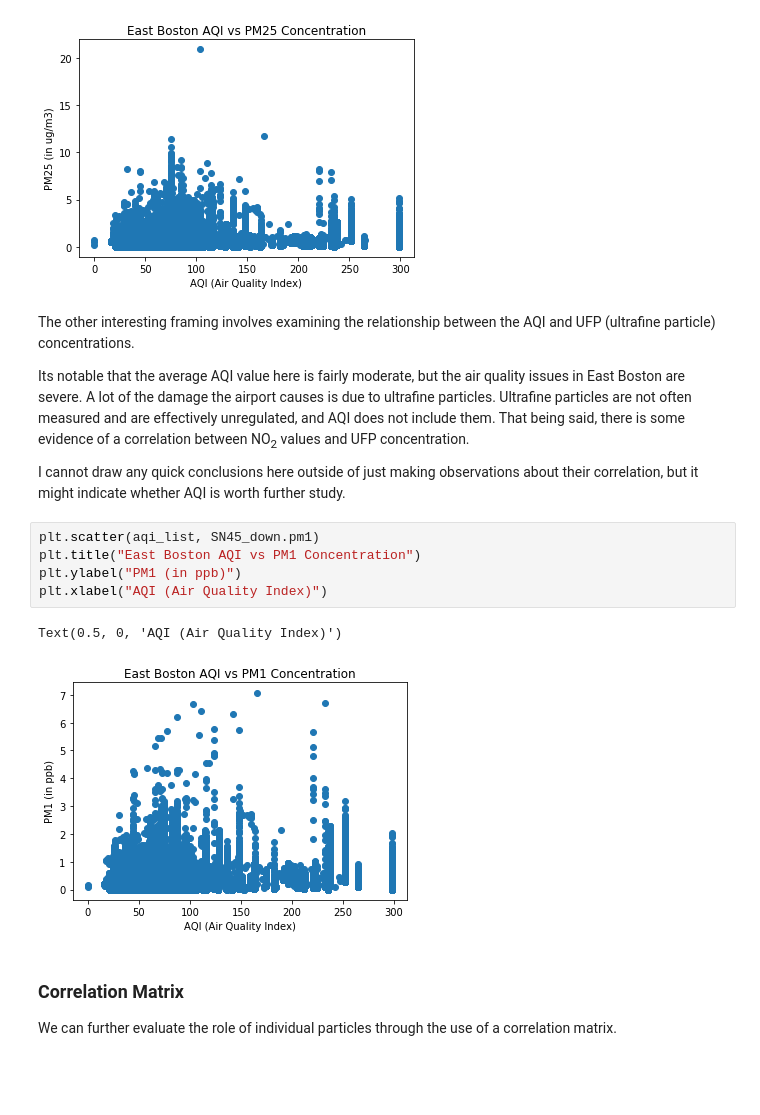
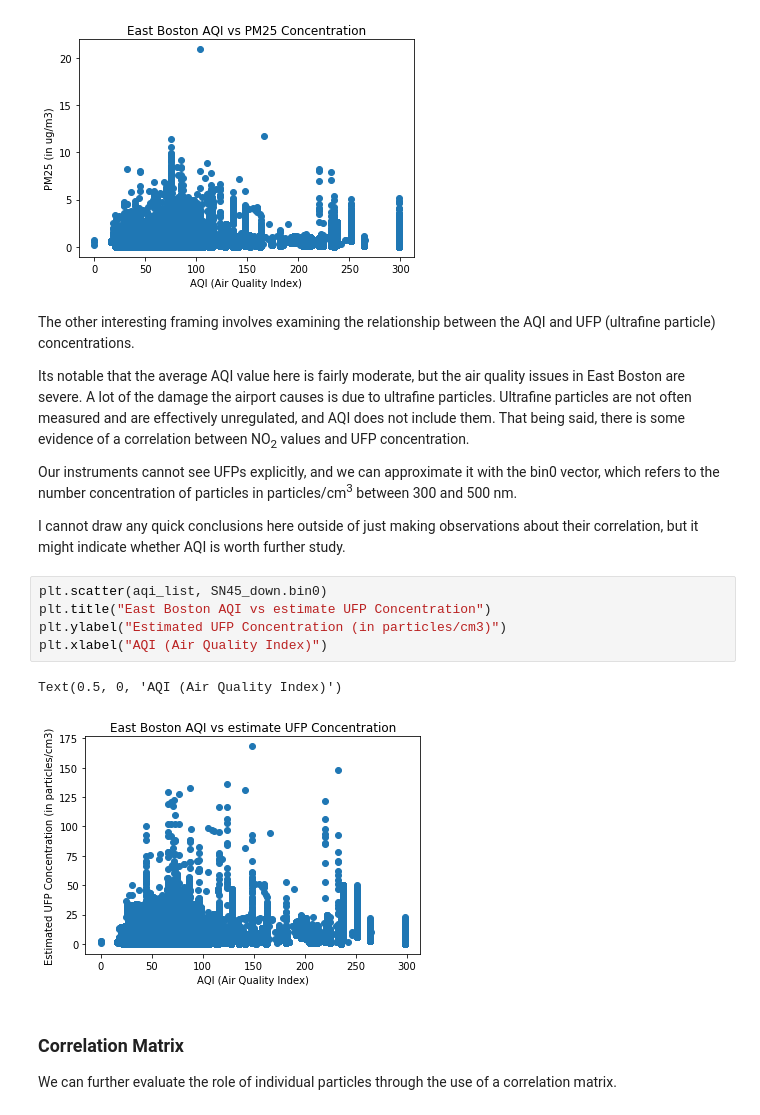
Before and after one commit to airpartners/data-analysis, a Jupyter notebook: aqi-analysis.ipynb, the cells around one changed output. Cells and saved outputs as stored; diff of their text form; blank space fills up the shorter version.

Commit message:
modified some plots and things

```diff
--- a/aqi-analysis.ipynb
+++ b/aqi-analysis.ipynb
@@ -291,15 +291,18 @@ The other interesting framing involves examining the relationship between the AQ
 
 Its notable that the average AQI value here is fairly moderate, but the air quality issues in East Boston are severe. A lot of the damage the airport causes is due to ultrafine particles. Ultrafine particles are not often measured and are effectively unregulated, and AQI does not include them. That being said, there is some evidence of a correlation between NO<sub>2</sub> values and UFP concentration.
 
+Our instruments cannot see UFPs explicitly, and we can approximate it with the bin0 vector, which refers to the number concentration of particles in particles/cm<sup>3</sup> between 300 and 500 nm.
+
+
 I cannot draw any quick conclusions here outside of just making observations about their correlation, but it might indicate whether AQI is worth further study.
 # %%
-plt.scatter(aqi_list, SN45_down.pm1)
-plt.title("East Boston AQI vs PM1 Concentration")
-plt.ylabel("PM1 (in ppb)")
+plt.scatter(aqi_list, SN45_down.bin0)
+plt.title("East Boston AQI vs estimate UFP Concentration")
+plt.ylabel("Estimated UFP Concentration (in particles/cm3)")
 plt.xlabel("AQI (Air Quality Index)")
 # %% [output]
 Text(0.5, 0, 'AQI (Air Quality Index)')
-[figure, old version]
+[figure, new version]
 # %% [markdown]
 ### Correlation Matrix
 We can further evaluate the role of individual particles through the use of a correlation matrix.
```
